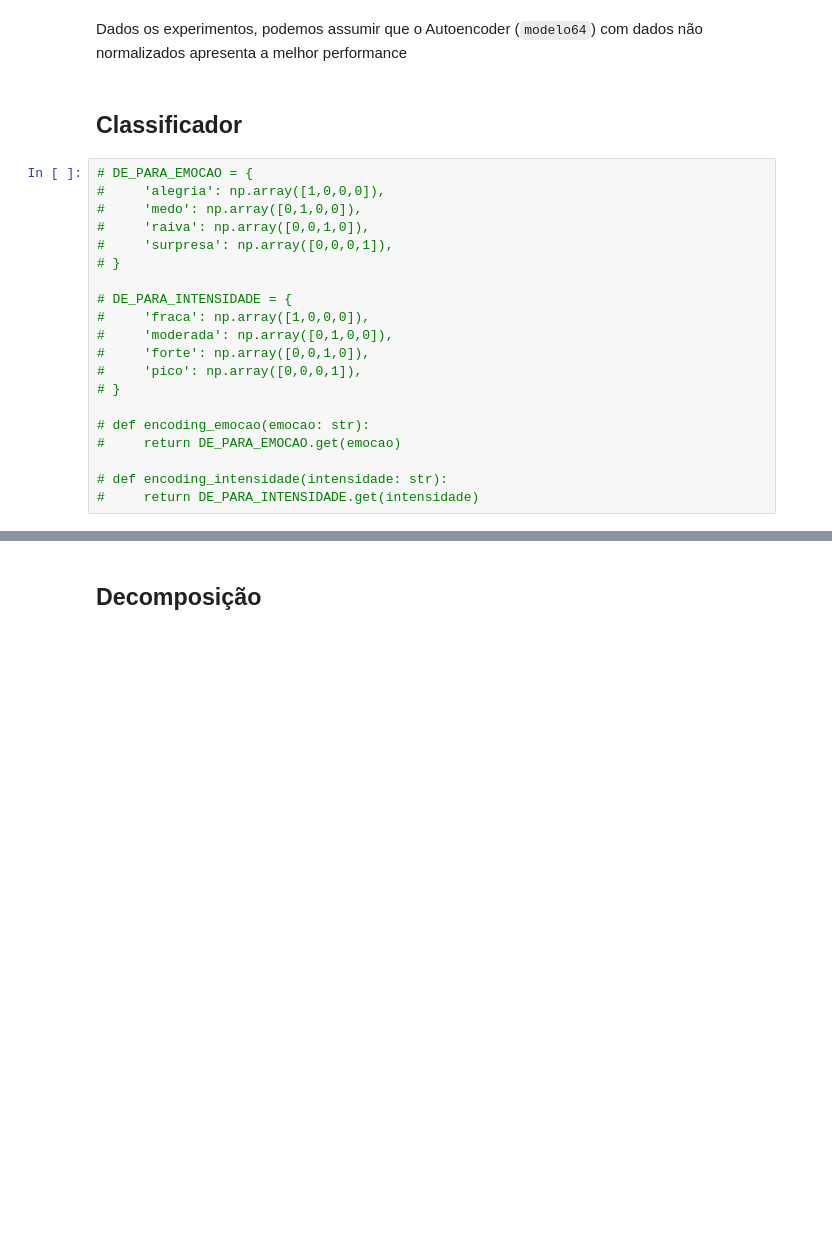
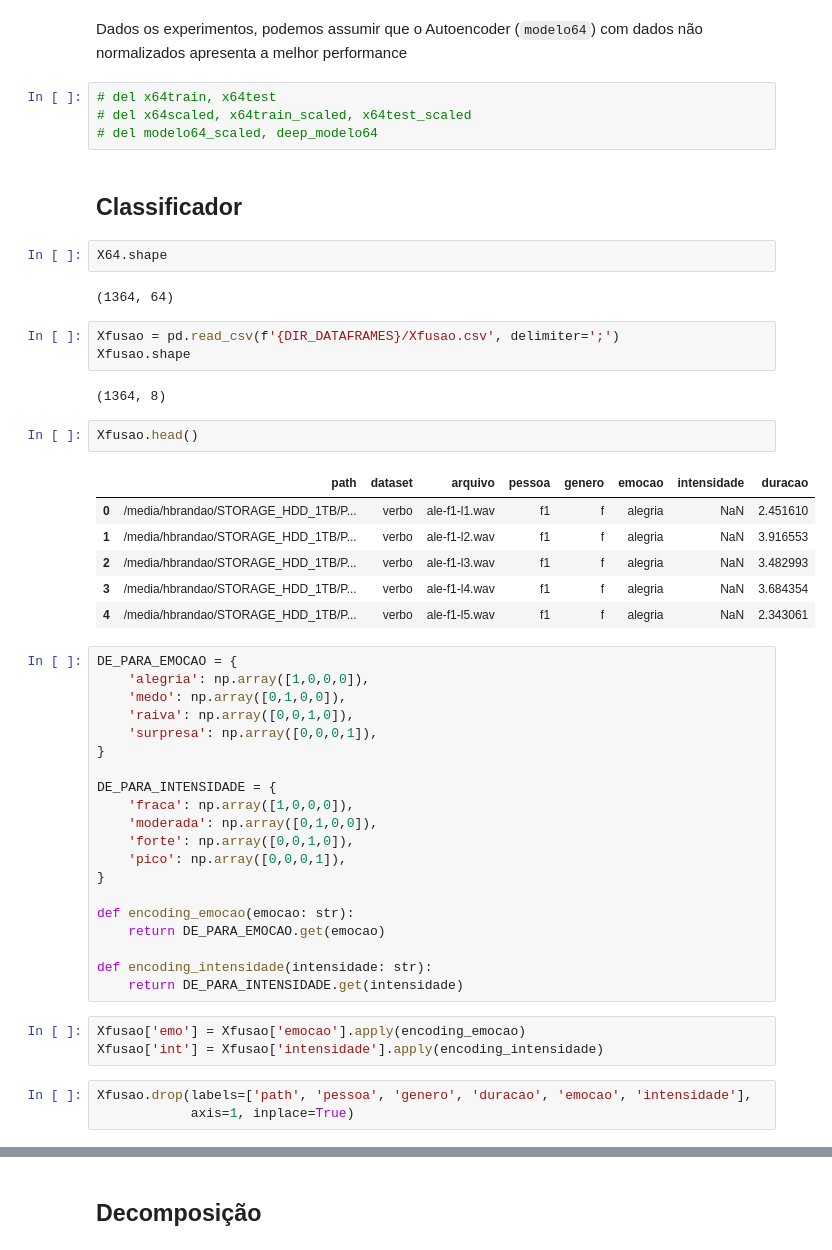
Before and after one commit to htbrandao/ppgi, a Jupyter notebook: modelagem/notebooks/03_A_64_modelagem.ipynb, the cells around one changed output, grey strips where cells are left out. Cells and saved outputs as stored; diff of their text form; blank space fills up the shorter version.

```diff
--- a/modelagem/notebooks/03_A_64_modelagem.ipynb
+++ b/modelagem/notebooks/03_A_64_modelagem.ipynb
@@ -402,24 +322,52 @@ np.mean(
 # %% [markdown]
 Dados os experimentos, podemos assumir que o Autoencoder (`modelo64`) com dados não normalizados apresenta a melhor performance
+# %%
+# del x64train, x64test
+# del x64scaled, x64train_scaled, x64test_scaled
+# del modelo64_scaled, deep_modelo64
 # %% [markdown]
 ## Classificador
+# %%
+X64.shape
+# %% [output]
+(1364, 64)
+# %%
+Xfusao = pd.read_csv(f'{DIR_DATAFRAMES}/Xfusao.csv', delimiter=';')
+Xfusao.shape
+# %% [output]
+(1364, 8)
+# %%
+Xfusao.head()
+# %% [output]
+|  | path | dataset | arquivo | pessoa | genero | emocao | intensidade | duracao |
+| 0 | /media/hbrandao/STORAGE_HDD_1TB/P... | verbo | ale-f1-l1.wav | f1 | f | alegria | NaN | 2.451610 |
+| 1 | /media/hbrandao/STORAGE_HDD_1TB/P... | verbo | ale-f1-l2.wav | f1 | f | alegria | NaN | 3.916553 |
+| 2 | /media/hbrandao/STORAGE_HDD_1TB/P... | verbo | ale-f1-l3.wav | f1 | f | alegria | NaN | 3.482993 |
+| 3 | /media/hbrandao/STORAGE_HDD_1TB/P... | verbo | ale-f1-l4.wav | f1 | f | alegria | NaN | 3.684354 |
+| 4 | /media/hbrandao/STORAGE_HDD_1TB/P... | verbo | ale-f1-l5.wav | f1 | f | alegria | NaN | 2.343061 |
 # %%
-# DE_PARA_EMOCAO = {
-#     'alegria': np.array([1,0,0,0]),
-#     'medo': np.array([0,1,0,0]),
-#     'raiva': np.array([0,0,1,0]),
-#     'surpresa': np.array([0,0,0,1]),
-# }
+DE_PARA_EMOCAO = {
+    'alegria': np.array([1,0,0,0]),
+    'medo': np.array([0,1,0,0]),
+    'raiva': np.array([0,0,1,0]),
+    'surpresa': np.array([0,0,0,1]),
+}
 
-# DE_PARA_INTENSIDADE = {
-#     'fraca': np.array([1,0,0,0]),
-#     'moderada': np.array([0,1,0,0]),
-#     'forte': np.array([0,0,1,0]),
-#     'pico': np.array([0,0,0,1]),
-# }
+DE_PARA_INTENSIDADE = {
+    'fraca': np.array([1,0,0,0]),
+    'moderada': np.array([0,1,0,0]),
+    'forte': np.array([0,0,1,0]),
+    'pico': np.array([0,0,0,1]),
+}
 
-# def encoding_emocao(emocao: str):
-#     return DE_PARA_EMOCAO.get(emocao)
+def encoding_emocao(emocao: str):
+    return DE_PARA_EMOCAO.get(emocao)
 
-# def encoding_intensidade(intensidade: str):
-#     return DE_PARA_INTENSIDADE.get(intensidade)
+def encoding_intensidade(intensidade: str):
+    return DE_PARA_INTENSIDADE.get(intensidade)
+# %%
+Xfusao['emo'] = Xfusao['emocao'].apply(encoding_emocao)
+Xfusao['int'] = Xfusao['intensidade'].apply(encoding_intensidade)
+# %%
+Xfusao.drop(labels=['path', 'pessoa', 'genero', 'duracao', 'emocao', 'intensidade'],
+            axis=1, inplace=True)
```
Also changed, not shown: parts of 34 cells of this notebook.
